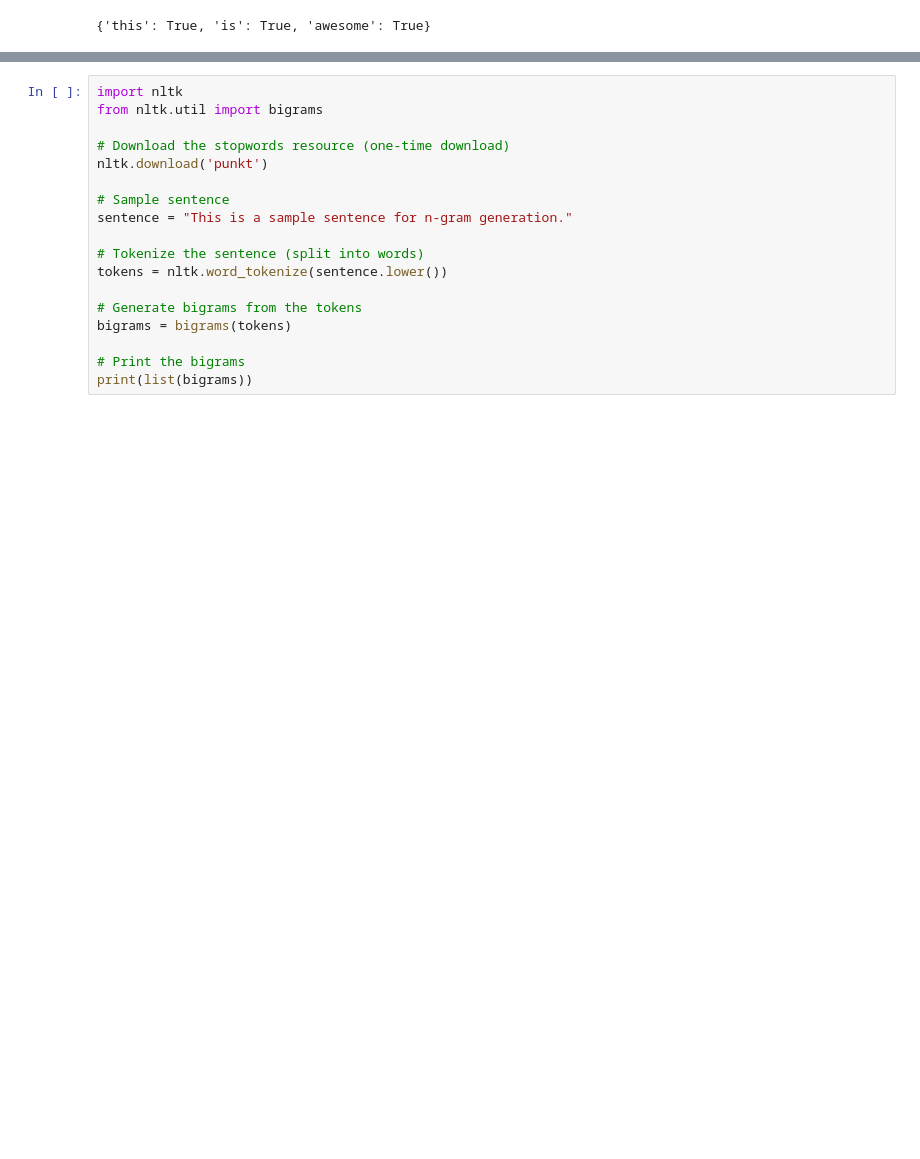
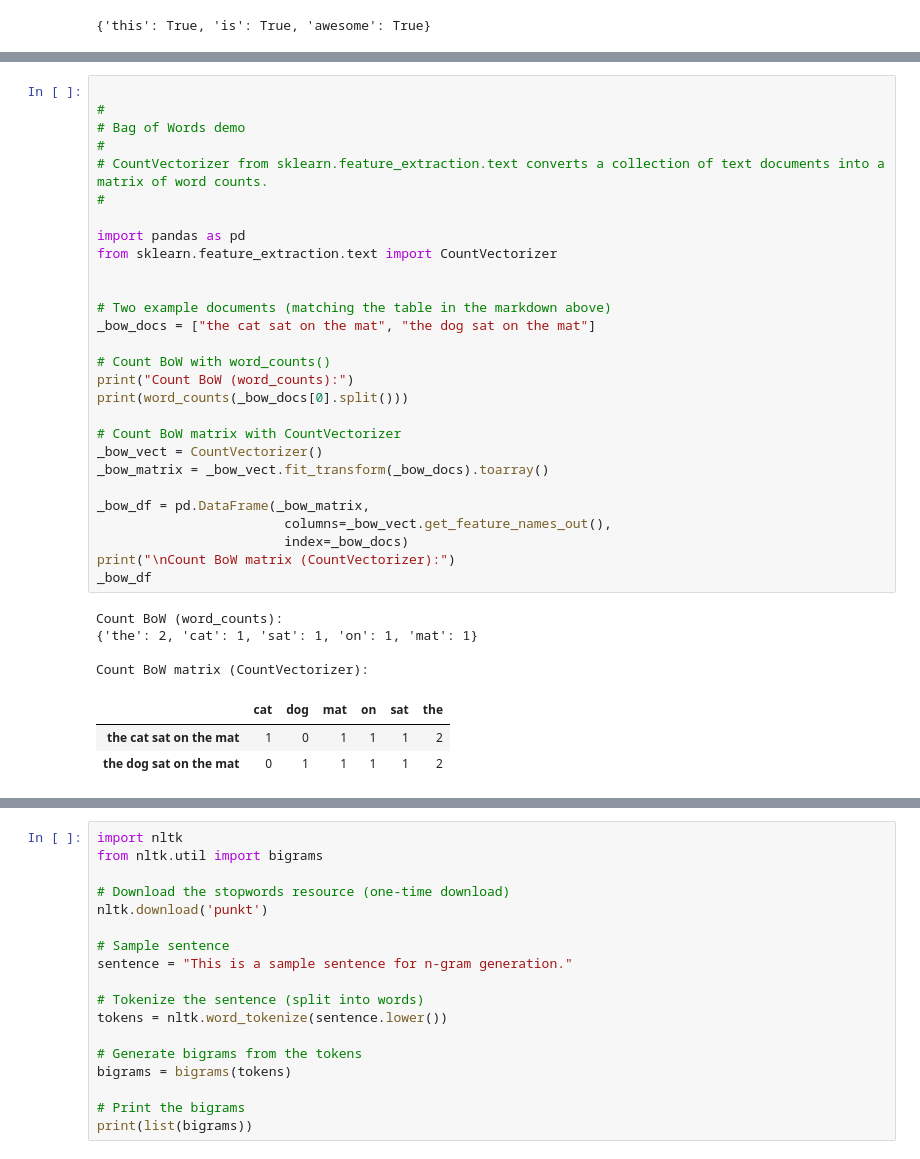
Before and after one commit to ironhack-ai-eng-june2026/demos_ai_eng, a Jupyter notebook: 8_NLP/NLP_4.ipynb, the cells around one changed output, grey strips where cells are left out. Saved outputs shown, nothing was run; the diff lists cells and outputs as text; blank space fills up the shorter version.

```diff
--- a/8_NLP/NLP_4.ipynb
+++ b/8_NLP/NLP_4.ipynb
@@ -117 +151,37 @@ bag_of_words_not_in_set(['this','is','awesome'],['this'])
+# %%
+
+#
+# Bag of Words demo
+#
+# CountVectorizer from sklearn.feature_extraction.text converts a collection of text documents into a matrix of word counts.
+#
+
+import pandas as pd
+from sklearn.feature_extraction.text import CountVectorizer
+
+
+# Two example documents (matching the table in the markdown above)
+_bow_docs = ["the cat sat on the mat", "the dog sat on the mat"]
+
+# Count BoW with word_counts()
+print("Count BoW (word_counts):")
+print(word_counts(_bow_docs[0].split()))
+
+# Count BoW matrix with CountVectorizer
+_bow_vect = CountVectorizer()
+_bow_matrix = _bow_vect.fit_transform(_bow_docs).toarray()
+
+_bow_df = pd.DataFrame(_bow_matrix,
+                        columns=_bow_vect.get_feature_names_out(),
+                        index=_bow_docs)
+print("\nCount BoW matrix (CountVectorizer):")
+_bow_df
+# %% [output]
+Count BoW (word_counts):
+{'the': 2, 'cat': 1, 'sat': 1, 'on': 1, 'mat': 1}
+
+Count BoW matrix (CountVectorizer):
+|  | cat | dog | mat | on | sat | the |
+| the cat sat on the mat | 1 | 0 | 1 | 1 | 1 | 2 |
+| the dog sat on the mat | 0 | 1 | 1 | 1 | 1 | 2 |
 # %% [markdown]
```
Also changed, not shown: parts of 10 cells of this notebook.
